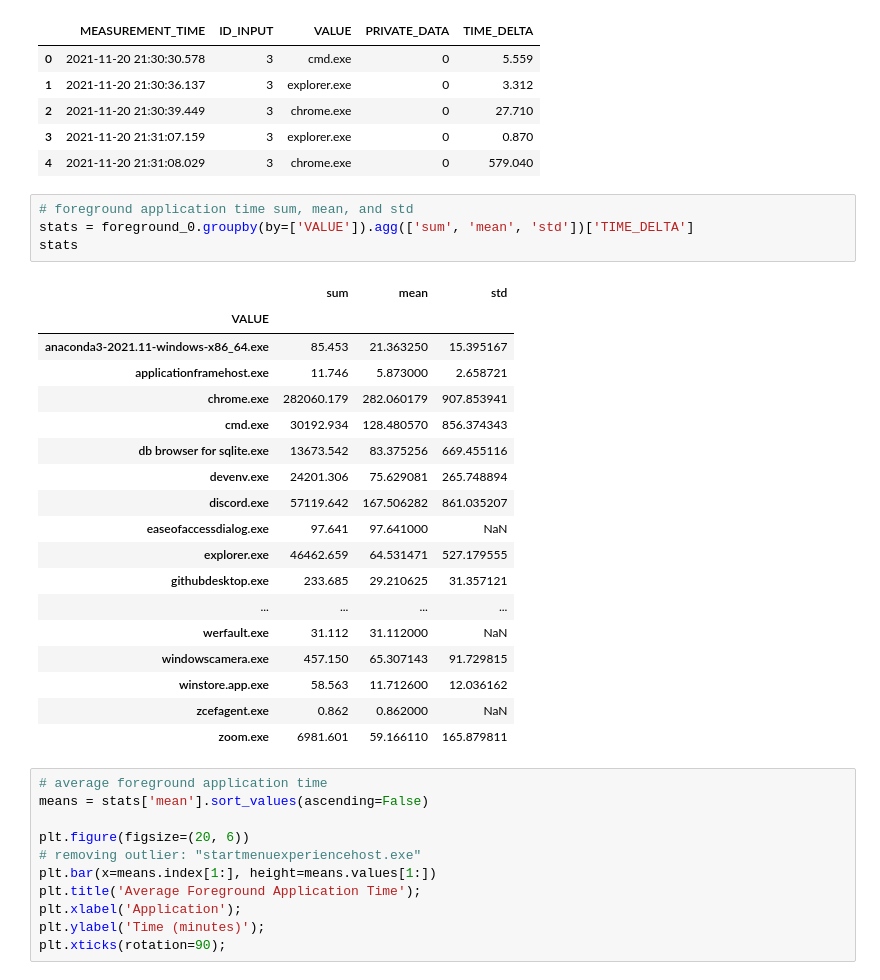
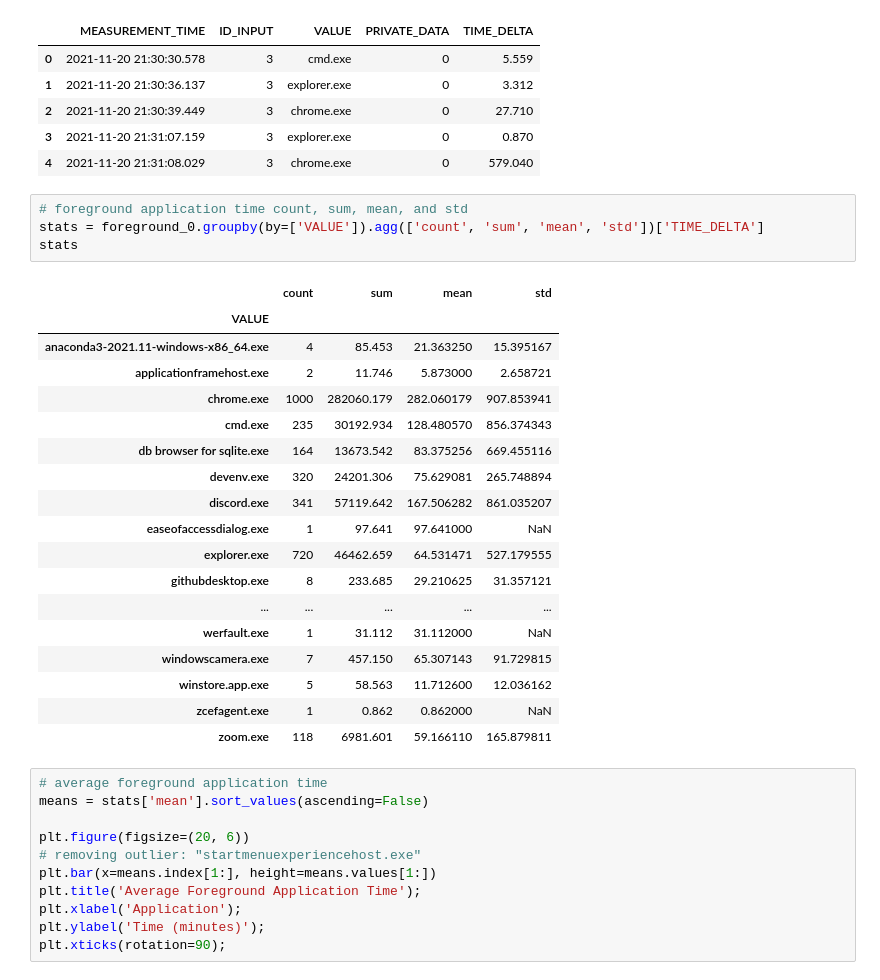
Before and after one commit to jared8thach/DSC180-ILs, a Jupyter notebook: quarter_2/group3_problem2.ipynb, the cells around one changed output. Drawn from its saved outputs; the diff is of its cells as text.

```diff
--- a/quarter_2/group3_problem2.ipynb
+++ b/quarter_2/group3_problem2.ipynb
@@ -439,28 +441,28 @@ foreground_0.head()
 | 3 | 2021-11-20 21:31:07.159 | 3 | explorer.exe | 0 | 0.870 |
 | 4 | 2021-11-20 21:31:08.029 | 3 | chrome.exe | 0 | 579.040 |
 # %%
-# foreground application time sum, mean, and std
-stats = foreground_0.groupby(by=['VALUE']).agg(['sum', 'mean', 'std'])['TIME_DELTA']
+# foreground application time count, sum, mean, and std
+stats = foreground_0.groupby(by=['VALUE']).agg(['count', 'sum', 'mean', 'std'])['TIME_DELTA']
 stats
 # %% [output]
-|  | sum | mean | std |
-| VALUE |  |  |  |
-| anaconda3-2021.11-windows-x86_64.exe | 85.453 | 21.363250 | 15.395167 |
-| applicationframehost.exe | 11.746 | 5.873000 | 2.658721 |
-| chrome.exe | 282060.179 | 282.060179 | 907.853941 |
-| cmd.exe | 30192.934 | 128.480570 | 856.374343 |
-| db browser for sqlite.exe | 13673.542 | 83.375256 | 669.455116 |
-| devenv.exe | 24201.306 | 75.629081 | 265.748894 |
-| discord.exe | 57119.642 | 167.506282 | 861.035207 |
-| easeofaccessdialog.exe | 97.641 | 97.641000 | NaN |
-| explorer.exe | 46462.659 | 64.531471 | 527.179555 |
-| githubdesktop.exe | 233.685 | 29.210625 | 31.357121 |
-| ... | ... | ... | ... |
-| werfault.exe | 31.112 | 31.112000 | NaN |
-| windowscamera.exe | 457.150 | 65.307143 | 91.729815 |
-| winstore.app.exe | 58.563 | 11.712600 | 12.036162 |
-| zcefagent.exe | 0.862 | 0.862000 | NaN |
-| zoom.exe | 6981.601 | 59.166110 | 165.879811 |
+|  | count | sum | mean | std |
+| VALUE |  |  |  |  |
+| anaconda3-2021.11-windows-x86_64.exe | 4 | 85.453 | 21.363250 | 15.395167 |
+| applicationframehost.exe | 2 | 11.746 | 5.873000 | 2.658721 |
+| chrome.exe | 1000 | 282060.179 | 282.060179 | 907.853941 |
+| cmd.exe | 235 | 30192.934 | 128.480570 | 856.374343 |
+| db browser for sqlite.exe | 164 | 13673.542 | 83.375256 | 669.455116 |
+| devenv.exe | 320 | 24201.306 | 75.629081 | 265.748894 |
+| discord.exe | 341 | 57119.642 | 167.506282 | 861.035207 |
+| easeofaccessdialog.exe | 1 | 97.641 | 97.641000 | NaN |
+| explorer.exe | 720 | 46462.659 | 64.531471 | 527.179555 |
+| githubdesktop.exe | 8 | 233.685 | 29.210625 | 31.357121 |
+| ... | ... | ... | ... | ... |
+| werfault.exe | 1 | 31.112 | 31.112000 | NaN |
+| windowscamera.exe | 7 | 457.150 | 65.307143 | 91.729815 |
+| winstore.app.exe | 5 | 58.563 | 11.712600 | 12.036162 |
+| zcefagent.exe | 1 | 0.862 | 0.862000 | NaN |
+| zoom.exe | 118 | 6981.601 | 59.166110 | 165.879811 |
 # %%
 # average foreground application time
 means = stats['mean'].sort_values(ascending=False)
```
Also changed, not shown: parts of 7 cells of this notebook, 2 other files.
